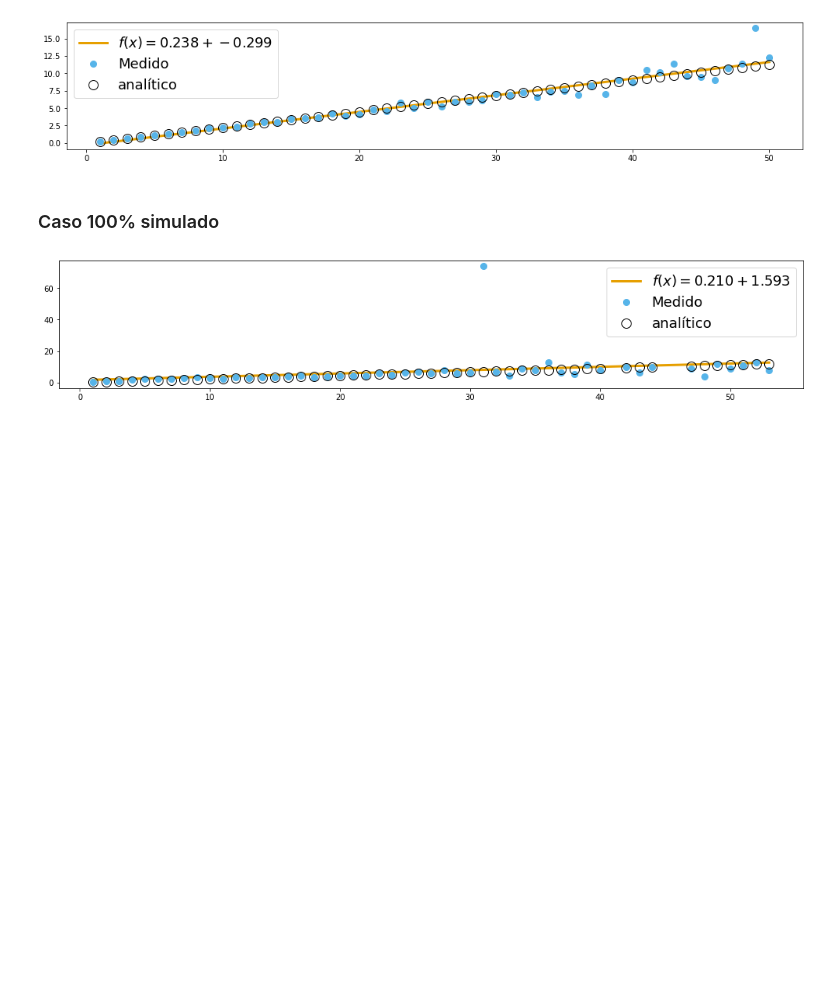
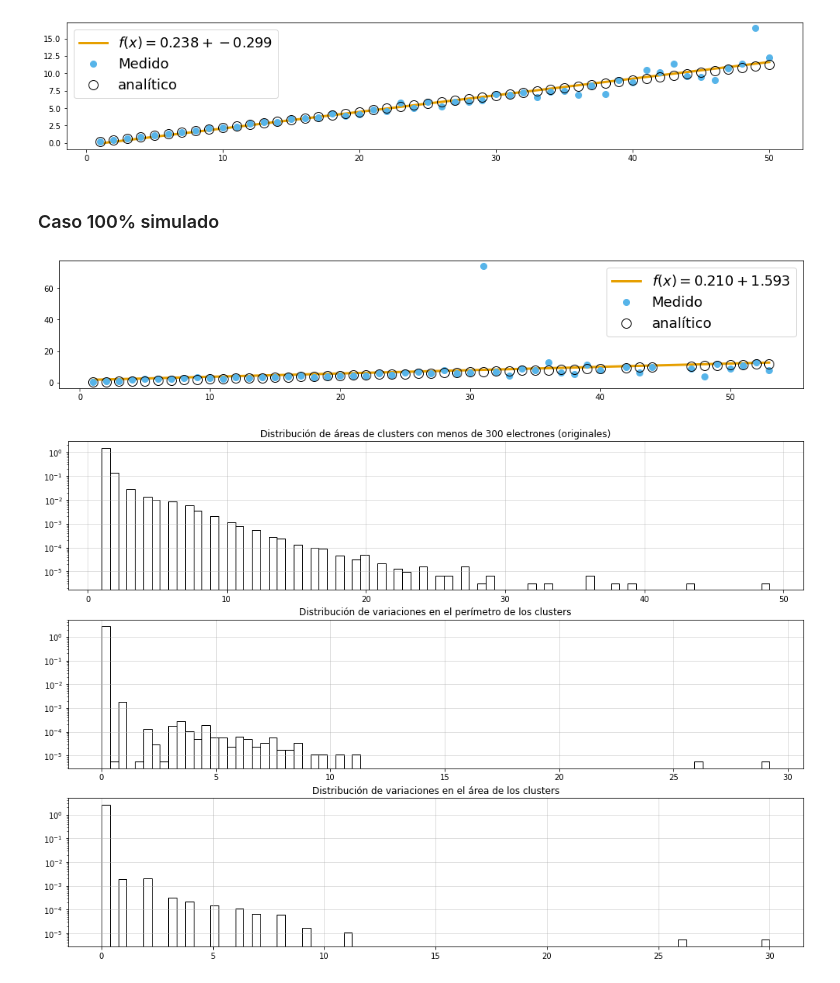
Before and after one commit to Igna11/Tesis-Skipper, a Jupyter notebook: Analisis_Imagenes_clusters.ipynb, the cells around one changed output. Drawn from its saved outputs; the diff is of its cells as text; code cells hidden in the pictures; blank space fills up the shorter version.

```diff
--- a/Analisis_Imagenes_clusters.ipynb
+++ b/Analisis_Imagenes_clusters.ipynb
@@ -639,3 +645,23 @@ plt.legend(fontsize=18);
 #plt.savefig("BinomialVSMontecarlo.pdf")
 # %% [output]
 [figure]
+# %%
+fig, axs = plt.subplots(3,1, figsize=(17,12))
+
+axs[0].set_title("Distribución de áreas de clusters con menos de 300 electrones (originales)")
+axs[0].hist(df_o[df_o["energia"]<250]["area"], bins=80, density=True, fill=False)
+axs[0].set_yscale("log")
+axs[0].grid(alpha=.5)
+
+axs[1].set_title("Distribución de variaciones en el perímetro de los clusters")
+axs[1].hist(df_diff_os["diff_perimetro"], bins=80, density=True, fill=False)
+axs[1].set_yscale("log")
+axs[1].grid(alpha=.5)
+
+
+axs[2].set_title("Distribución de variaciones en el área de los clusters")
+axs[2].hist(df_diff_os["diff_area"], bins=80, density=True, fill=False)
+axs[2].set_yscale("log")
+axs[2].grid(alpha=.5)
+# %% [output]
+[figure, added]
```
Also changed, not shown: parts of 3 cells of this notebook, 1 other file.
